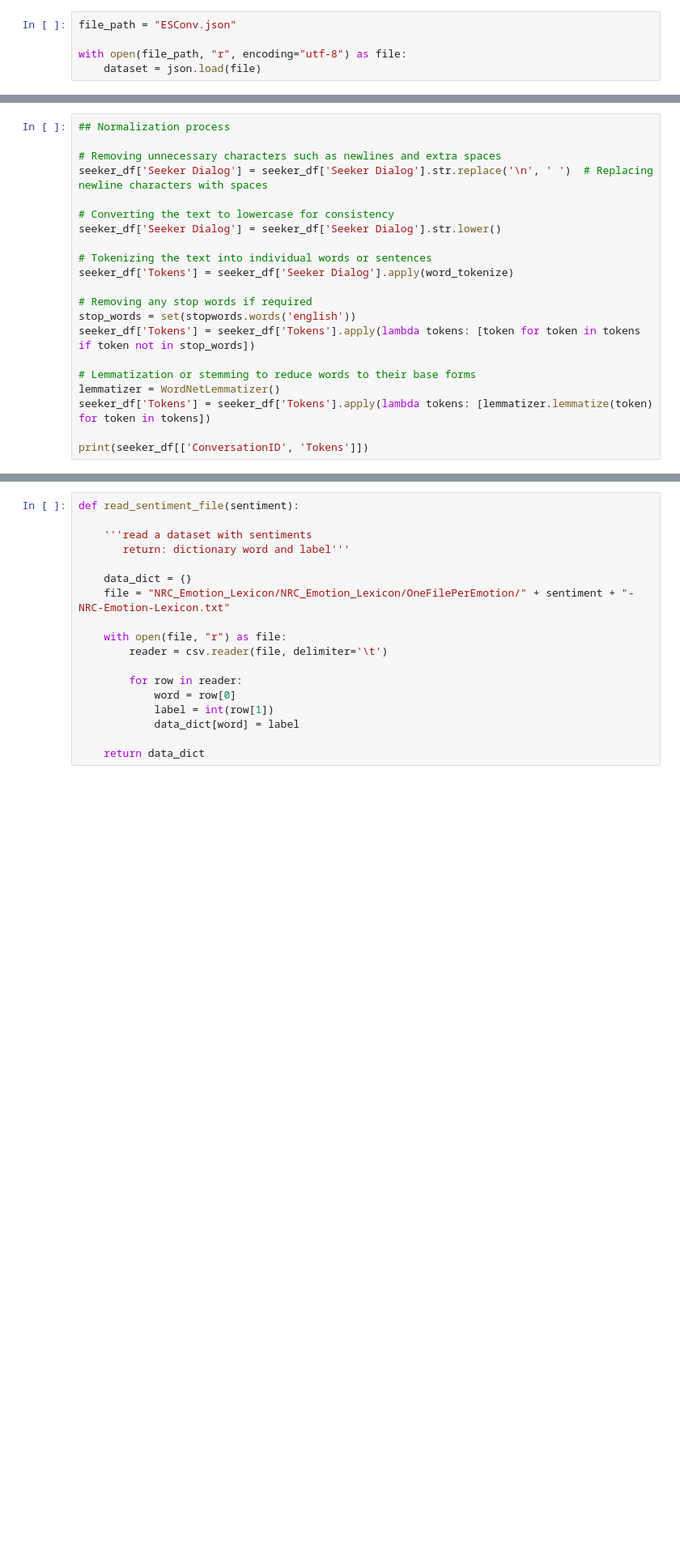
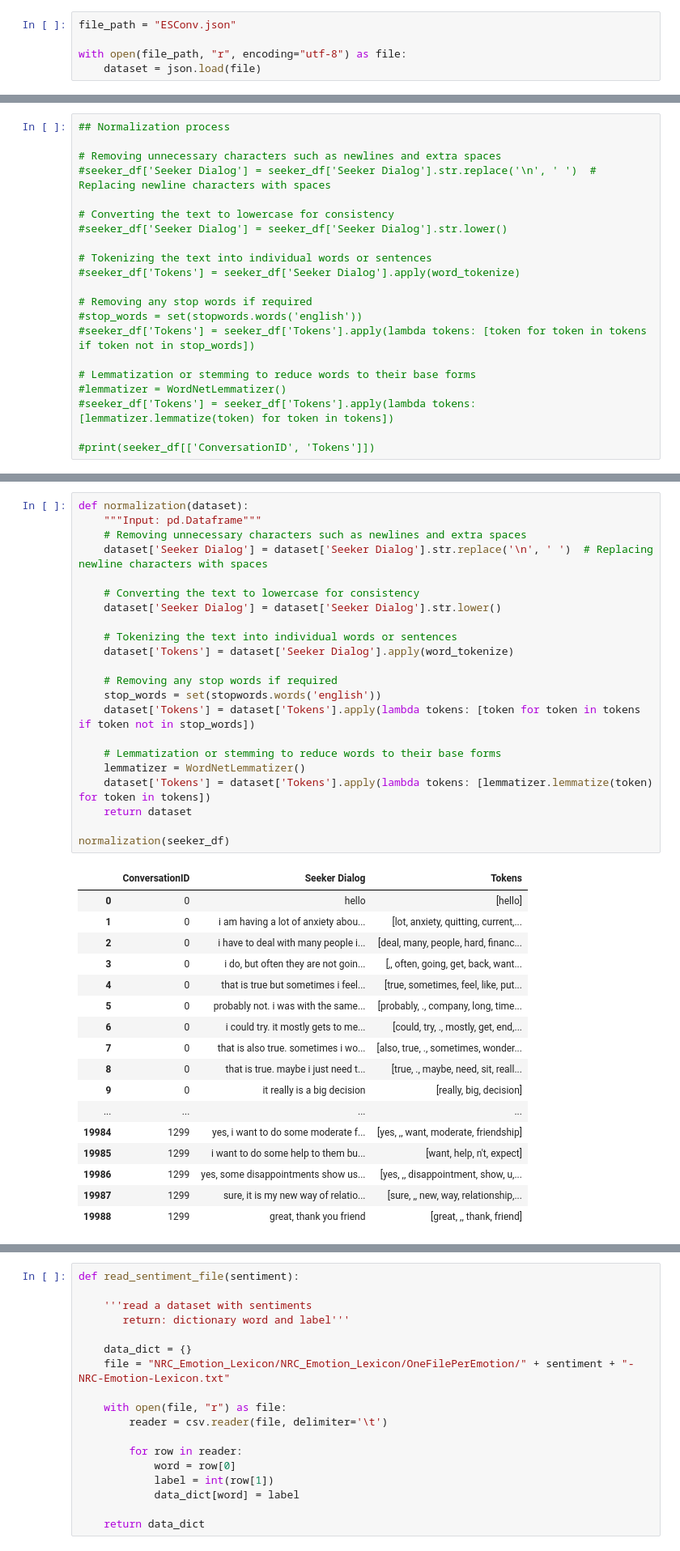
Before and after one commit to JuliaWieczorek/SupportSystem, a Jupyter notebook: The NRC Emotion Intensity Lexicon (NRC-EIL).ipynb, the cells around one changed output, grey strips where cells are left out. Shown at 81% size. Cells and saved outputs as stored; diff of their text form; blank space fills up the shorter version.

```diff
--- a/The NRC Emotion Intensity Lexicon (NRC-EIL).ipynb
+++ b/The NRC Emotion Intensity Lexicon (NRC-EIL).ipynb
@@ -111,20 +93,20 @@ seeker_df
 ## Normalization process
 
 # Removing unnecessary characters such as newlines and extra spaces
-seeker_df['Seeker Dialog'] = seeker_df['Seeker Dialog'].str.replace('\n', ' ')  # Replacing newline characters with spaces
+#seeker_df['Seeker Dialog'] = seeker_df['Seeker Dialog'].str.replace('\n', ' ')  # Replacing newline characters with spaces
 
 # Converting the text to lowercase for consistency
-seeker_df['Seeker Dialog'] = seeker_df['Seeker Dialog'].str.lower()
+#seeker_df['Seeker Dialog'] = seeker_df['Seeker Dialog'].str.lower()
 
 # Tokenizing the text into individual words or sentences
-seeker_df['Tokens'] = seeker_df['Seeker Dialog'].apply(word_tokenize)
+#seeker_df['Tokens'] = seeker_df['Seeker Dialog'].apply(word_tokenize)
 
 # Removing any stop words if required
-stop_words = set(stopwords.words('english'))
-seeker_df['Tokens'] = seeker_df['Tokens'].apply(lambda tokens: [token for token in tokens if token not in stop_words])
+#stop_words = set(stopwords.words('english'))
+#seeker_df['Tokens'] = seeker_df['Tokens'].apply(lambda tokens: [token for token in tokens if token not in stop_words])
 
 # Lemmatization or stemming to reduce words to their base forms
-lemmatizer = WordNetLemmatizer()
-seeker_df['Tokens'] = seeker_df['Tokens'].apply(lambda tokens: [lemmatizer.lemmatize(token) for token in tokens])
+#lemmatizer = WordNetLemmatizer()
+#seeker_df['Tokens'] = seeker_df['Tokens'].apply(lambda tokens: [lemmatizer.lemmatize(token) for token in tokens])
 
-print(seeker_df[['ConversationID', 'Tokens']])
+#print(seeker_df[['ConversationID', 'Tokens']])
@@ -150,0 +113,40 @@ print(seeker_df[['ConversationID', 'Tokens']])
+# %%
+def normalization(dataset):
+    """Input: pd.Dataframe"""
+    # Removing unnecessary characters such as newlines and extra spaces
+    dataset['Seeker Dialog'] = dataset['Seeker Dialog'].str.replace('\n', ' ')  # Replacing newline characters with spaces
+
+    # Converting the text to lowercase for consistency
+    dataset['Seeker Dialog'] = dataset['Seeker Dialog'].str.lower()
+
+    # Tokenizing the text into individual words or sentences
+    dataset['Tokens'] = dataset['Seeker Dialog'].apply(word_tokenize)
+
+    # Removing any stop words if required
+    stop_words = set(stopwords.words('english'))
+    dataset['Tokens'] = dataset['Tokens'].apply(lambda tokens: [token for token in tokens if token not in stop_words])
+
+    # Lemmatization or stemming to reduce words to their base forms
+    lemmatizer = WordNetLemmatizer()
+    dataset['Tokens'] = dataset['Tokens'].apply(lambda tokens: [lemmatizer.lemmatize(token) for token in tokens])
+    return dataset
+
+normalization(seeker_df)
+# %% [output]
+|  | ConversationID | Seeker Dialog | Tokens |
+| 0 | 0 | hello | [hello] |
+| 1 | 0 | i am having a lot of anxiety abou... | [lot, anxiety, quitting, current,... |
+| 2 | 0 | i have to deal with many people i... | [deal, many, people, hard, financ... |
+| 3 | 0 | i do, but often they are not goin... | [,, often, going, get, back, want... |
+| 4 | 0 | that is true but sometimes i feel... | [true, sometimes, feel, like, put... |
+| 5 | 0 | probably not. i was with the same... | [probably, ., company, long, time... |
+| 6 | 0 | i could try. it mostly gets to me... | [could, try, ., mostly, get, end,... |
+| 7 | 0 | that is also true. sometimes i wo... | [also, true, ., sometimes, wonder... |
+| 8 | 0 | that is true. maybe i just need t... | [true, ., maybe, need, sit, reall... |
+| 9 | 0 | it really is a big decision | [really, big, decision] |
+| ... | ... | ... | ... |
+| 19984 | 1299 | yes, i want to do some moderate f... | [yes, ,, want, moderate, friendship] |
+| 19985 | 1299 | i want to do some help to them bu... | [want, help, n't, expect] |
+| 19986 | 1299 | yes, some disappointments show us... | [yes, ,, disappointment, show, u,... |
+| 19987 | 1299 | sure, it is my new way of relatio... | [sure, ,, new, way, relationship,... |
+| 19988 | 1299 | great, thank you friend | [great, ,, thank, friend] |
```
Also changed, not shown: parts of 14 cells of this notebook, 1 other file.
